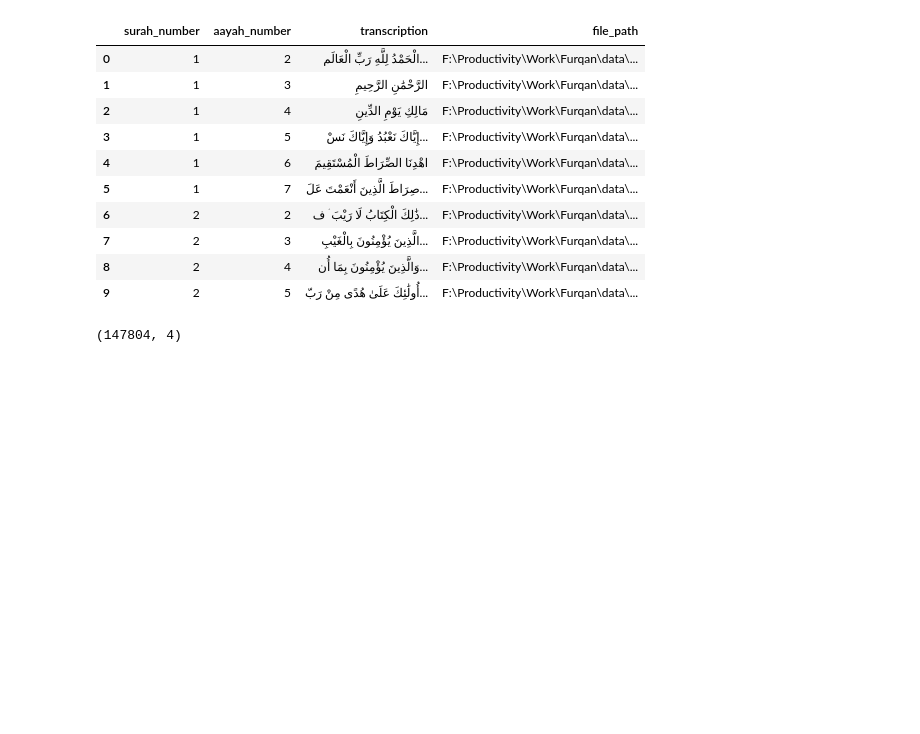
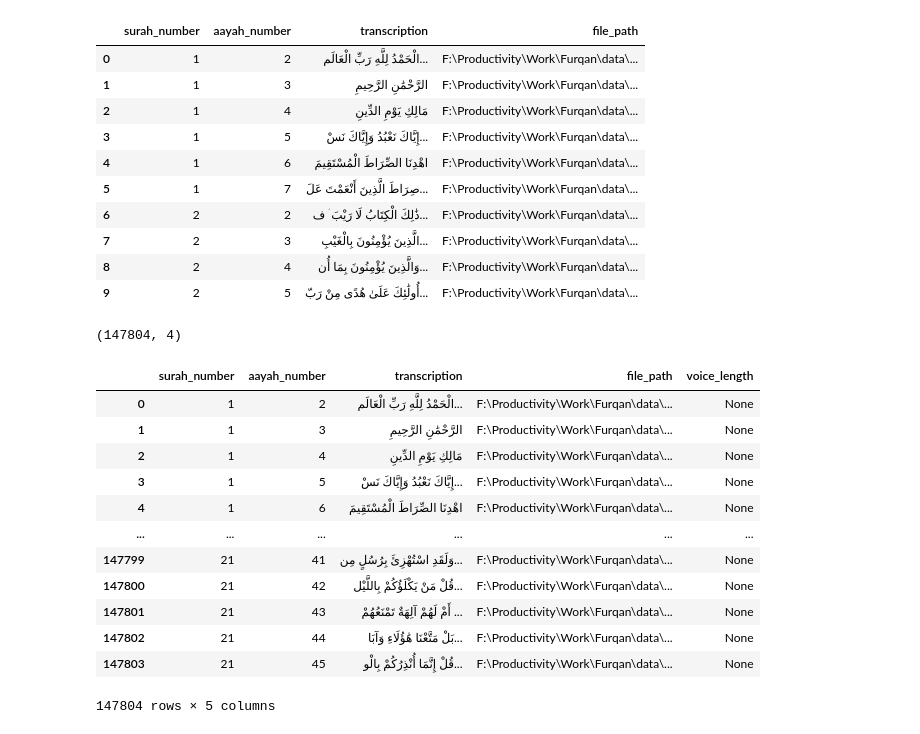
Before and after one commit to logan-mo/whisper_transcription, a Jupyter notebook: filter_data.ipynb, the cells around one changed output. Cells and saved outputs as stored; diff of their text form; code cells hidden in the pictures; blank space fills up the shorter version.

Commit message:
Data Length data added

```diff
--- a/filter_data.ipynb
+++ b/filter_data.ipynb
@@ -111,4 +119,20 @@ combined_df.shape
 final_df = None
 # %%
 combined_df['voice_length'] = None
+# %%
+combined_df
+# %% [output]
+|  | surah_number | aayah_number | transcription | file_path | voice_length |
+| 0 | 1 | 2 | الْحَمْدُ لِلَّهِ رَبِّ الْعَالَم... | F:\Productivity\Work\Furqan\data\... | None |
+| 1 | 1 | 3 | الرَّحْمَٰنِ الرَّحِيمِ | F:\Productivity\Work\Furqan\data\... | None |
+| 2 | 1 | 4 | مَالِكِ يَوْمِ الدِّينِ | F:\Productivity\Work\Furqan\data\... | None |
+| 3 | 1 | 5 | إِيَّاكَ نَعْبُدُ وَإِيَّاكَ نَسْ... | F:\Productivity\Work\Furqan\data\... | None |
+| 4 | 1 | 6 | اهْدِنَا الصِّرَاطَ الْمُسْتَقِيمَ | F:\Productivity\Work\Furqan\data\... | None |
+| ... | ... | ... | ... | ... | ... |
+| 147799 | 21 | 41 | وَلَقَدِ اسْتُهْزِئَ بِرُسُلٍ مِن... | F:\Productivity\Work\Furqan\data\... | None |
+| 147800 | 21 | 42 | قُلْ مَنْ يَكْلَؤُكُمْ بِاللَّيْل... | F:\Productivity\Work\Furqan\data\... | None |
+| 147801 | 21 | 43 | أَمْ لَهُمْ آلِهَةٌ تَمْنَعُهُمْ ... | F:\Productivity\Work\Furqan\data\... | None |
+| 147802 | 21 | 44 | بَلْ مَتَّعْنَا هَٰؤُلَاءِ وَآبَا... | F:\Productivity\Work\Furqan\data\... | None |
+| 147803 | 21 | 45 | قُلْ إِنَّمَا أُنْذِرُكُمْ بِالْو... | F:\Productivity\Work\Furqan\data\... | None |
+147804 rows × 5 columns
 # %%
```
Also changed, not shown: parts of 11 cells of this notebook, 2 other files.
